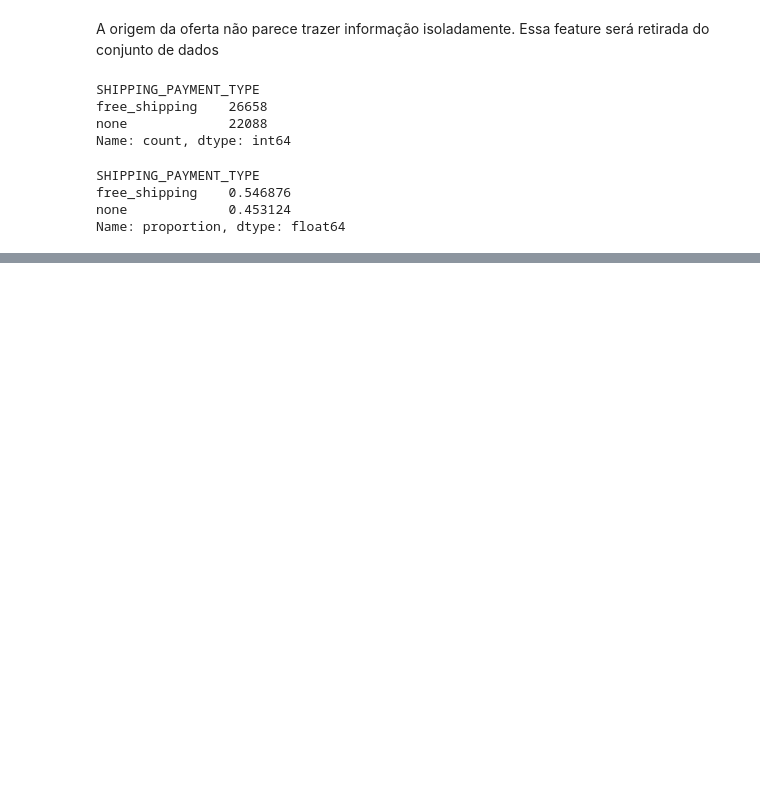
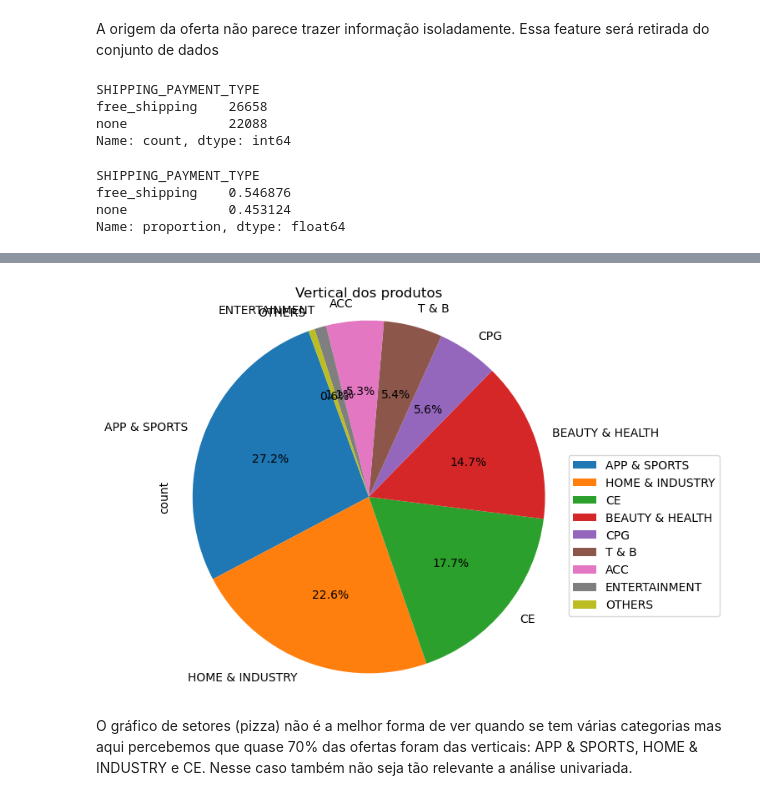
Before and after one commit to remarchese/meli_technical_challenge, a Jupyter notebook: DS Challenge - Case 1.ipynb, the cells around one changed output, grey strips where cells are left out. Saved outputs shown, nothing was run; the diff lists cells and outputs as text; code cells hidden in the pictures; blank space fills up the shorter version.

Commit message:
case 1 analise univariada

```diff
--- a/DS Challenge - Case 1.ipynb
+++ b/DS Challenge - Case 1.ipynb
@@ -279,0 +334,12 @@ Como 54% das ofertas tiveram envio gratuito (free_shipping), imagina-se que os d
+# %%
+df['VERTICAL'].value_counts(dropna=False).plot.pie(figsize=(6, 6), autopct='%1.1f%%', startangle=110)
+plt.legend(bbox_to_anchor=(1, 0.4), loc="center left")
+plt.axis('equal')
+plt.rcParams.update({'font.size': 10})
+plt.yticks([])
+plt.title('Vertical dos produtos')
+plt.show()
+# %% [output]
+[figure, added]
+# %% [markdown]
+O gráfico de setores (pizza) não é a melhor forma de ver quando se tem várias categorias mas aqui percebemos que quase 70% das ofertas foram das verticais: APP & SPORTS, HOME & INDUSTRY e CE. Nesse caso também não seja tão relevante a análise univariada.
```
Also changed, not shown: parts of 23 cells of this notebook.
